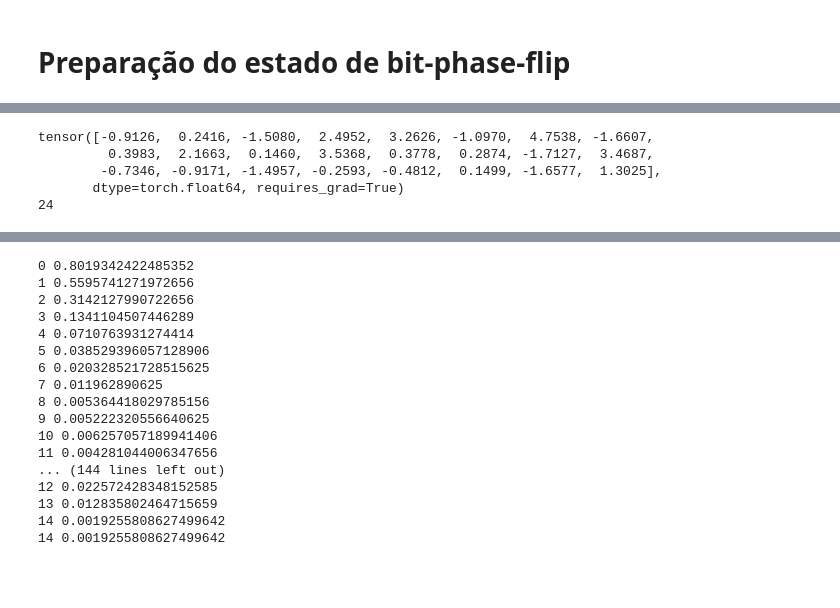
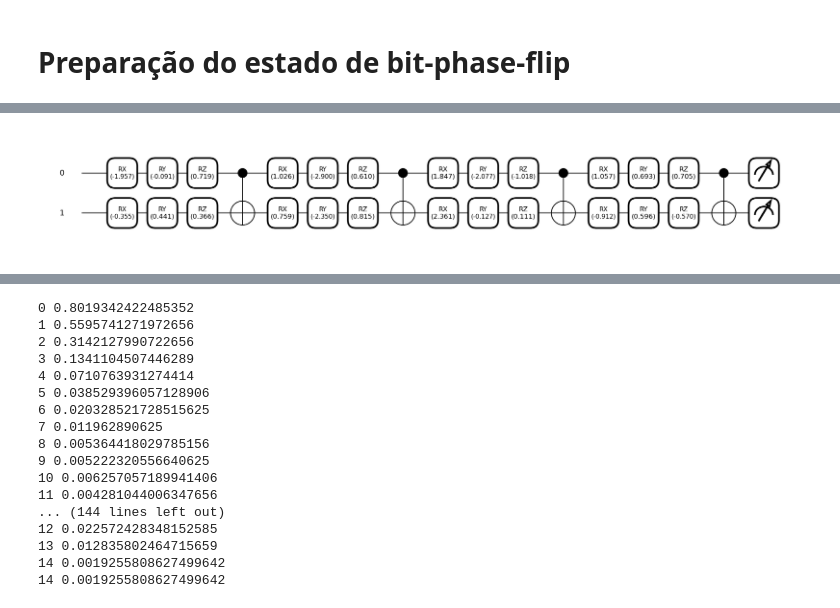
Before and after one commit to SchultzVV/Qiskit, a Jupyter notebook: bit-phase-flip.ipynb, the cells around one changed output, grey strips where cells are left out. Drawn from its saved outputs; the diff is of its cells as text; code cells hidden in the pictures; blank space fills up the shorter version.

```diff
--- a/bit-phase-flip.ipynb
+++ b/bit-phase-flip.ipynb
@@ -61,10 +66,5 @@ from qiskit.tools.monitor import job_monitor
-# %%
-qr = QuantumRegister(2); qc = qiskit.QuantumCircuit(qr)
-print(params)
-print(len(params))
-# %% [output]
-tensor([-0.9126,  0.2416, -1.5080,  2.4952,  3.2626, -1.0970,  4.7538, -1.6607,
-         0.3983,  2.1663,  0.1460,  3.5368,  0.3778,  0.2874, -1.7127,  3.4687,
-        -0.7346, -0.9171, -1.4957, -0.2593, -0.4812,  0.1499, -1.6577,  1.3025],
-       dtype=torch.float64, requires_grad=True)
-24
+# %%
+fig, ax = qml.draw_mpl(circuit, decimals=3)(best_params, target_op)
+plt.show()
+# %% [output]
+[figure, added]
```
Also changed, not shown: parts of 7 cells of this notebook, 2 other files.
